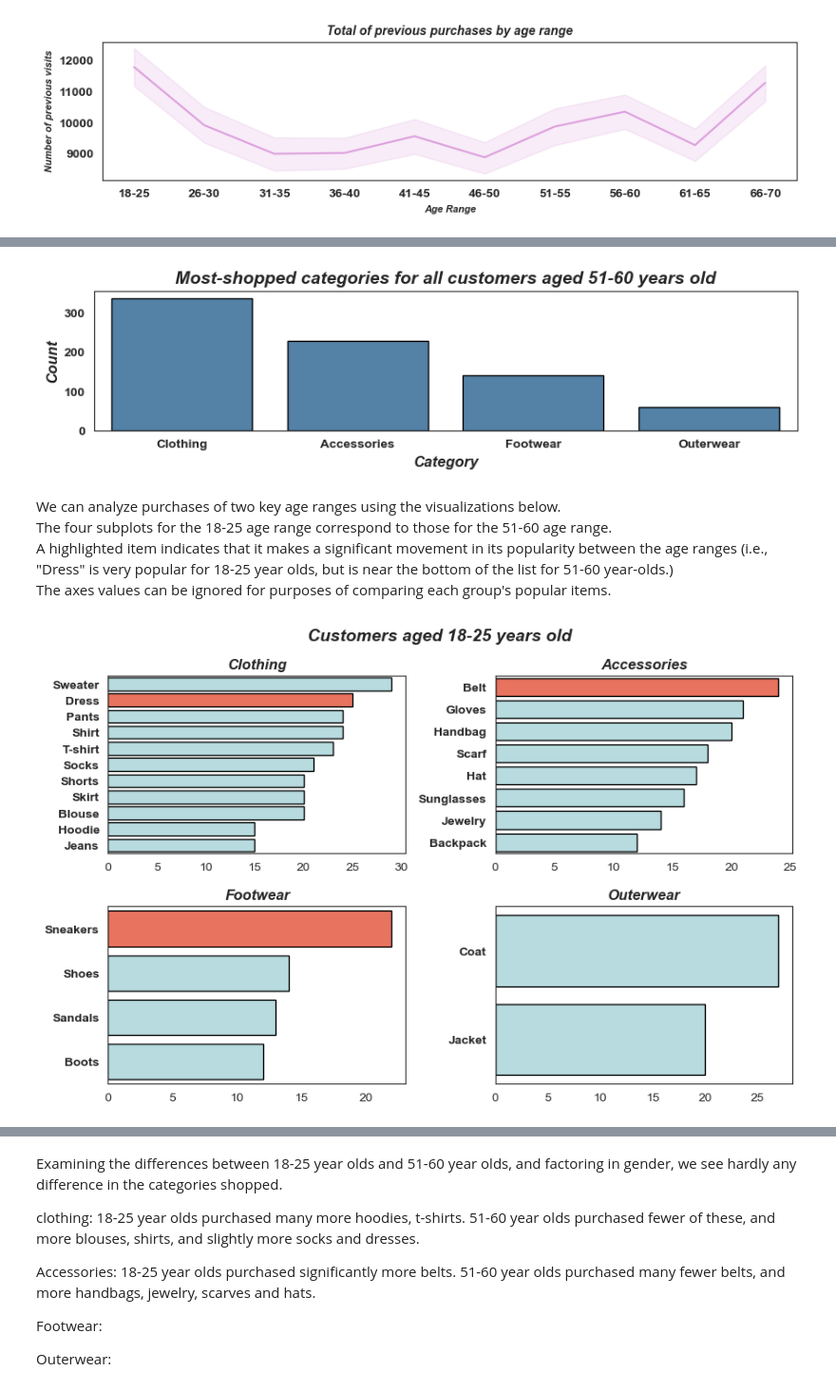
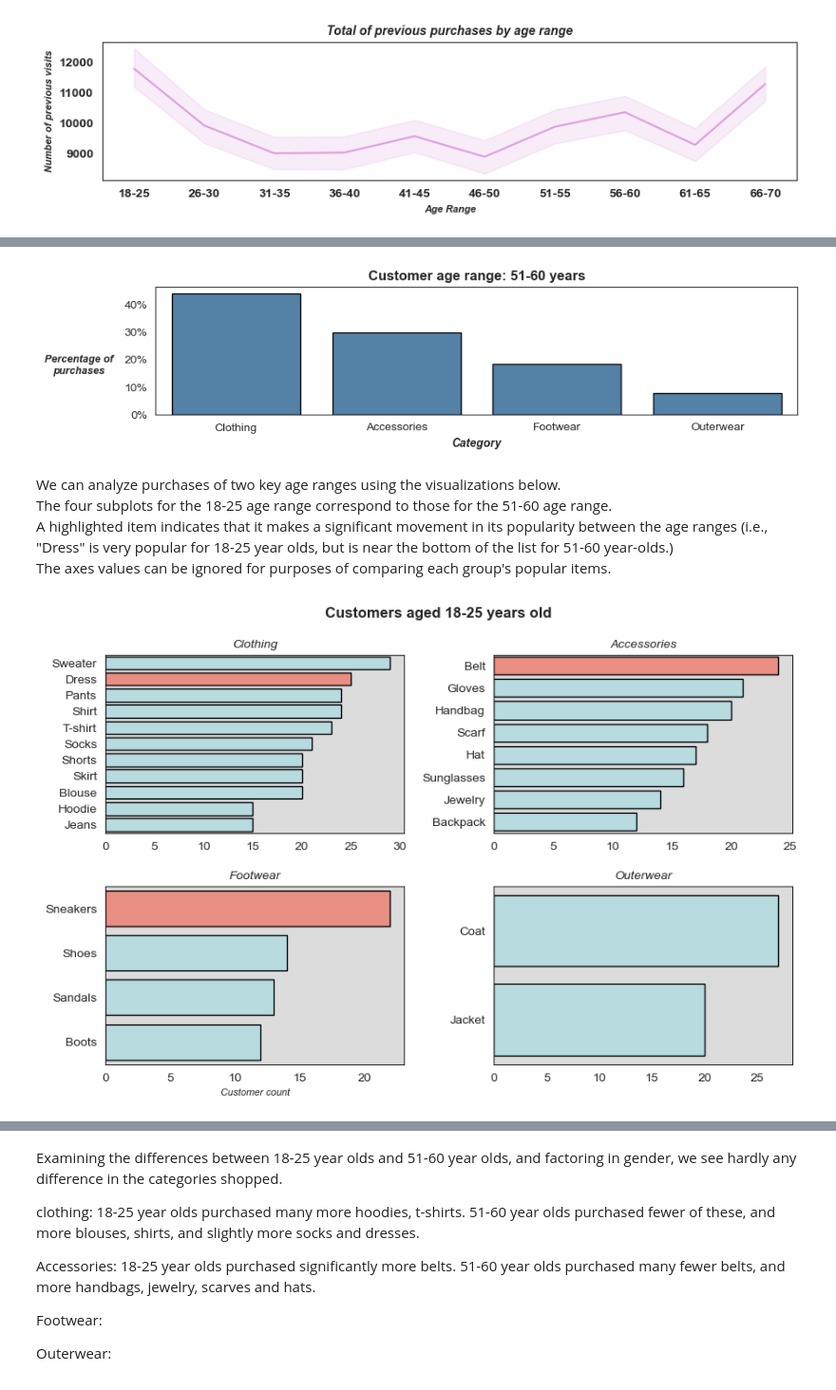
Before and after one commit to molly777yllom/DataDive3_DATA3500, a Jupyter notebook: shopping_trends.ipynb, the cells around one changed output, grey strips where cells are left out. Shown: that part at 95% size. Drawn from its saved outputs; the diff is of its cells as text; code cells hidden in the pictures.

```diff
--- a/shopping_trends.ipynb
+++ b/shopping_trends.ipynb
@@ -514,20 +537,29 @@ plt.show()  # show the plot
 # %%
 # Plot: Most-shopped categories for customers aged 18-25 years
 second_highest_range = shopping.query("`Age Range` == '51-55' | `Age Range` == '56-60'")  # set up a filter for the next-most frequent aged shoppers (51-55 age range)
+
+second_highest_range_category_counts = second_highest_range['Category'].value_counts(normalize=True) * 100  # calculate the percentage of purchase count by each category
+second_highest_range_category_percentage = second_highest_range_category_counts.reset_index()  # convert the series to dataframe (with the two columns below) for plotting
+second_highest_range_category_percentage.columns = ['Category', 'Percentage']
+
 second_highest_range_order = second_highest_range['Category'].value_counts().index  # create a descending-order parameter
 f, ax = plt.subplots(figsize=(10, 2))  # set up plot and styles
 plt.subplots_adjust(hspace=0.3, wspace=0.5)
 sns.set_style('white')
-sns.countplot(x="Category", data=second_highest_range, color='steelblue', ax=ax, edgecolor='black', order=second_highest_range_order)  # set up the countplot
-ax.set_title('Most-shopped categories for all customers aged 51-60 years old', fontsize=14, weight='bold', style='italic', y=1)  # set a title
-ax.set_xlabel('Category', weight='bold', style='italic', size=12)  # customize x-axis label
-ax.set_ylabel('Count', weight='bold', style='italic', size=12)  # customize y-axis label
+sns.barplot(x="Category", y='Percentage', data=second_highest_range_category_percentage, color='steelblue', ax=ax, edgecolor='black', order=second_highest_range_order)  # set up the countplot
+ax.set_title('Customer age range: 51-60 years', fontsize=12, weight='bold', y=1)  # set a title
+ax.set_xlabel('Category', weight='bold', style='italic', size=10)  # customize x-axis label
+#ax.set_ylabel('Count', weight='bold', style='italic', size=10)  # customize y-axis label
+ax.set_ylabel('Percentage of\npurchases', weight='bold', style='italic', size=9, rotation=0)  # customize the y-axis label
+ax.get_yaxis().set_label_coords(-0.12,0.3)  # Adjust y-axis label position
 ax.set_facecolor('white')  # set a background color
-for label in ax.get_xticklabels(): label.set_weight('bold')  # customize x-axis tick labels
-for label in ax.get_yticklabels(): label.set_weight('bold')  # customize y-axis tick labels
+#for label in ax.get_xticklabels(): label.set_weight('bold')  # customize x-axis tick labels
+#for label in ax.get_yticklabels(): label.set_weight('bold')  # customize y-axis tick labels
+formatter = FuncFormatter(to_percent)
+ax.yaxis.set_major_formatter(formatter)  # apply the formatting function to add % signs to y-axis
 plt.show()  # show the plot
 # %% [output]
-[figure, old version]
+[figure, new version]
 # %% [markdown]
 We can analyze purchases of two key age ranges using the visualizations below.
 The four subplots for the 18-25 age range correspond to those for the 51-60 age range.
@@ -560,8 +592,8 @@ second_highest_range_outerwear_items = second_highest_range_outerwear['Item Purc
 
 
 default_color = 'powderblue'                         # default color the bars for the 18-25 year old range will display as
-default_color_second_highest_range = 'steelblue'     # default color the bars for the 51-60 year old range will display as
-highlight_color = 'tomato'                           # highlight color
+default_color_second_highest_range = 'peachpuff'     # default color the bars for the 51-60 year old range will display as
+highlight_color = 'salmon'                           # highlight color
 
 # items to highlight
 highlighted_clothing_item = 'Dress'            # item to highlight
@@ -586,36 +618,36 @@ f, ax = plt.subplots(2, 2, figsize=(10, 6))  # set up the plots and styles
 plt.subplots_adjust(hspace=0.3, wspace=0.3)
 sns.set_style('white')
 sns.countplot(y="Item Purchased", data=youngest, palette=youngest_colors, order=clothing_items, edgecolor='black', ax=ax[0,0])  # set up the countplot for clothing
-ax[0,0].set_title('Clothing', fontsize=12, weight='bold', style='italic', y=1)  # set up the clothing plot's title
+ax[0,0].set_title('Clothing', fontsize=10, style='italic')  # set up the clothing plot's title
 ax[0,0].set_xlabel('', weight='bold', style='italic', size=12)  # customize the clothing plot's x-axis label
 ax[0,0].set_ylabel('', weight='bold', style='italic', size=12)  # customize the clothing plot's y-axis label
-ax[0,0].set_facecolor('white')  # clothing plot's background color
-for label in ax[0,0].get_yticklabels(): label.set_weight('bold')  # set up the clothing plot's y-axis tick labels
+ax[0,0].set_facecolor('gainsboro')  # clothing plot's background color
+#for label in ax[0,0].get_yticklabels(): label.set_weight('bold')  # set up the clothing plot's y-axis tick labels
 
 sns.countplot(y="Item Purchased", data=youngest_accessories, palette=youngest_colors_accessories, edgecolor='black', order=accessories_items,  ax=ax[0,1])  # set up the countplot for accessories
-ax[0,1].set_title('Accessories', fontsize=12, weight='bold', style='italic', y=1)  # set up the accessories' plot's title
+ax[0,1].set_title('Accessories', fontsize=10, style='italic')  # set up the accessories' plot's title
 ax[0,1].set_xlabel('', weight='bold', style='italic', size=12)  # customize the accessories' plot's x-axis label
 ax[0,1].set_ylabel('', weight='bold', style='italic', size=12)  # customize the accessories' plot's y-axis label
-ax[0,1].set_facecolor('white')  # accessories' plot's background color
-for label in ax[0,1].get_yticklabels(): label.set_weight('bold')  # set up the accessories' plot's y-axis tick labels
+ax[0,1].set_facecolor('gainsboro')  # accessories' plot's background color
+#for label in ax[0,1].get_yticklabels(): label.set_weight('bold')  # set up the accessories' plot's y-axis tick labels
 
 sns.countplot(y="Item Purchased", data=youngest_footwear, palette=youngest_colors_footwear, edgecolor='black', order=footwear_items,  ax=ax[1,0])  # set up the countplot for footwear
-ax[1,0].set_title('Footwear', fontsize=12, weight='bold', style='italic', y=1)  # set up the footwear plot's title
-ax[1,0].set_xlabel('', weight='bold', style='italic', size=12)  # customize the footwear plot's x-axis label
+ax[1,0].set_title('Footwear', fontsize=10, style='italic')  # set up the footwear plot's title
+ax[1,0].set_xlabel('Customer count', style='italic', size=8)  # customize the footwear plot's x-axis label
 ax[1,0].set_ylabel('', weight='bold', style='italic', size=12)  # customize the footwear plot's y-axis label
-ax[1,0].set_facecolor('white')  # footwear plot's background color
-for label in ax[1,0].get_yticklabels(): label.set_weight('bold')  # set up the footwear plot's y-axis tick labels
+ax[1,0].set_facecolor('gainsboro')  # footwear plot's background color
+#for label in ax[1,0].get_yticklabels(): label.set_weight('bold')  # set up the footwear plot's y-axis tick labels
 
 sns.countplot(y="Item Purchased", data=youngest_outerwear, palette=youngest_colors_outerwear, edgecolor='black', order=outerwear_items, ax=ax[1,1])  # set up the countplot for outerwear
-ax[1,1].set_title('Outerwear', fontsize=12, weight='bold', style='italic', y=1)  # set up the outerwear plot's title
+ax[1,1].set_title('Outerwear', fontsize=10, style='italic')  # set up the outerwear plot's title
 ax[1,1].set_xlabel('', weight='bold', style='italic', size=12)  # customize the outerwear plot's x-axis label
 ax[1,1].set_ylabel('', weight='bold', style='italic', size=12)  # customize the outerwear plot's y-axis label
-ax[1,1].set_facecolor('white')  # outerwear plot's background color
-for label in ax[1,1].get_yticklabels(): label.set_weight('bold')  # set up the outerwear plot's y-axis tick labels
-plt.gcf().suptitle('Customers aged 18-25 years old', fontsize=14, y=0.97, weight='bold', style='italic')  # set a main title using suptitle
+ax[1,1].set_facecolor('gainsboro')  # outerwear plot's background color
+#for label in ax[1,1].get_yticklabels(): label.set_weight('bold')  # set up the outerwear plot's y-axis tick labels
+plt.gcf().suptitle('Customers aged 18-25 years old', fontsize=12, y=0.97, weight='bold')  # set a main title using suptitle
 plt.show()  # show the plots
 # %% [output]
-[figure, old version]
+[figure, new version]
 # %%
 # Plots: Most-shopped items within each category, for customers aged 51-55 years old
 second_highest_range_clothing = second_highest_range.query("Category == 'Clothing'")  # create filter for each category for 51-55 age range
```
Also changed, not shown: parts of 19 cells of this notebook, 2 other files.
